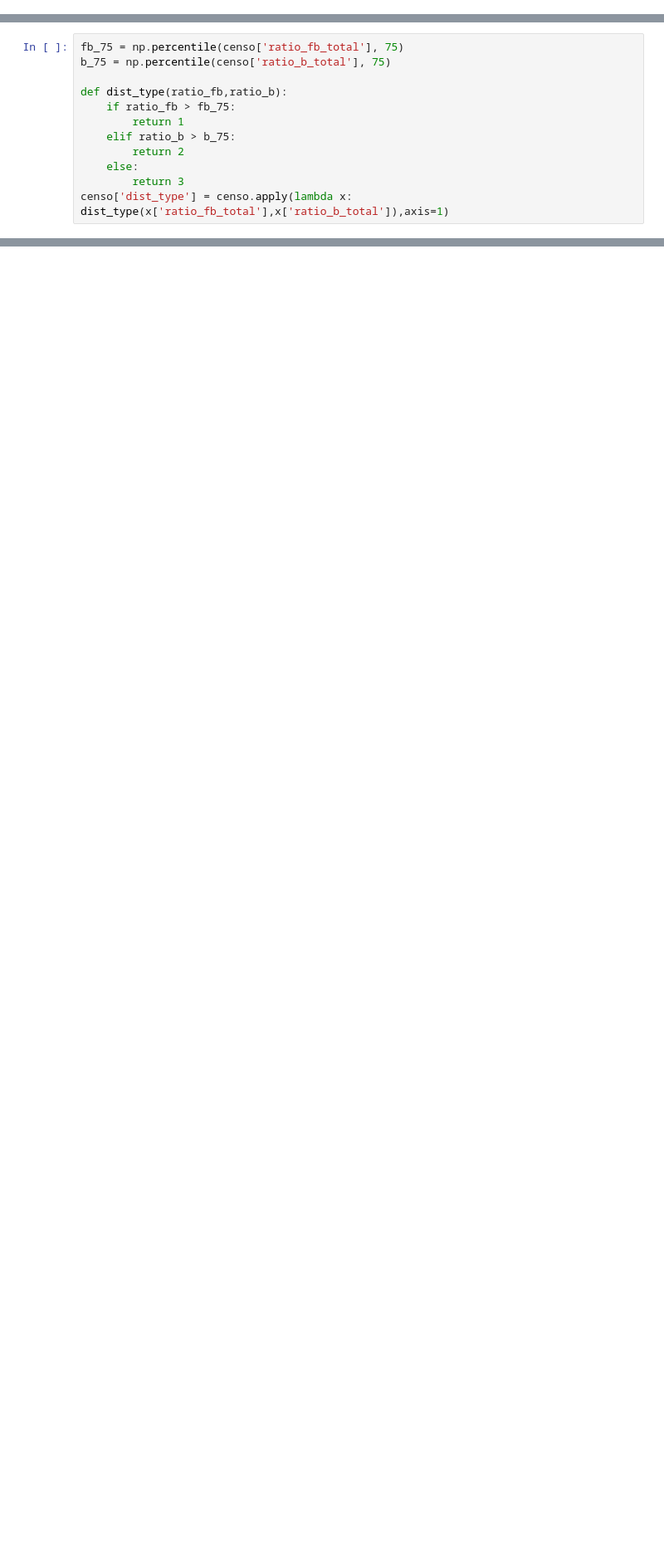
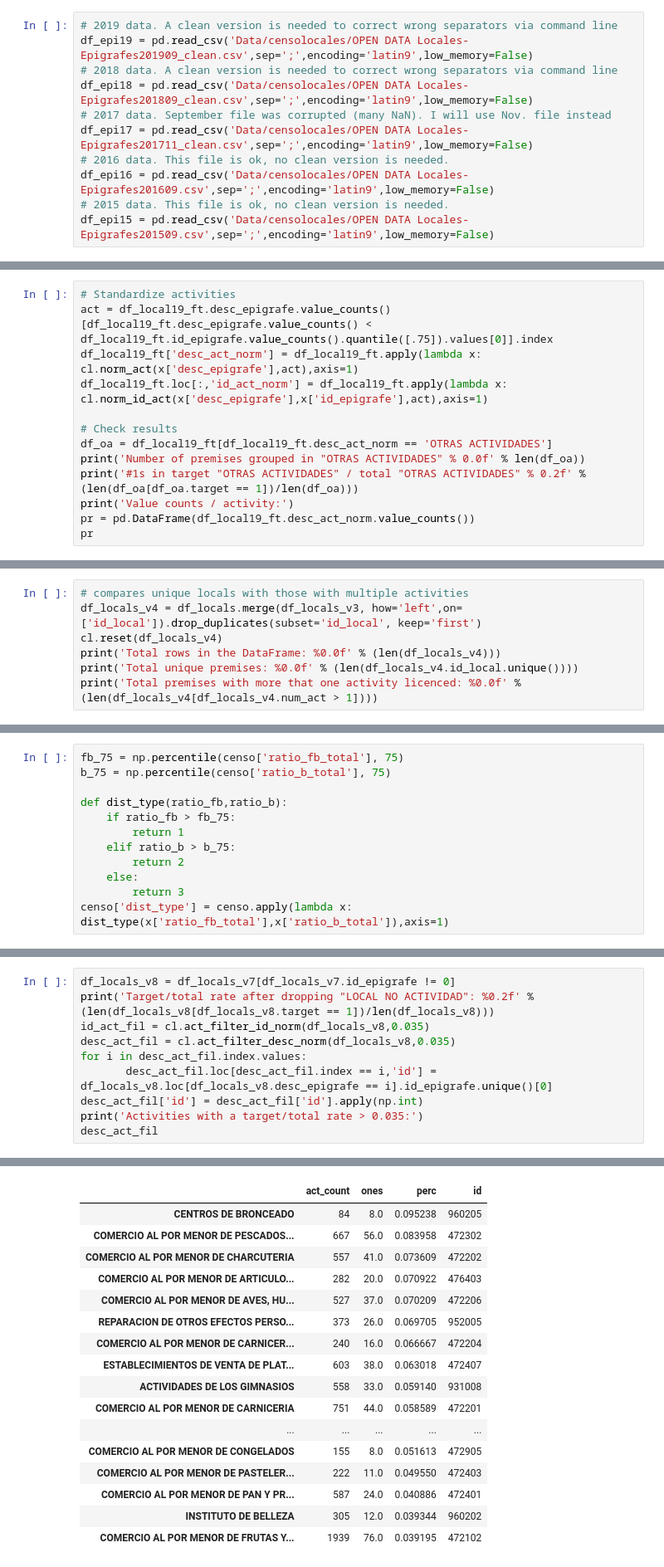
Before and after one commit to bdiazcor/TFM-Test-your-business-viability, a Jupyter notebook: TBV_v1/TBV1_data_cleaning.ipynb, the cells around one changed output, grey strips where cells are left out. Shown at 83% size. Cells and saved outputs as stored; diff of their text form; blank space fills up the shorter version.

Commit message:
Updated jupyter notebook with data cleaning steps

```diff
--- a/TBV_v1/TBV1_data_cleaning.ipynb
+++ b/TBV_v1/TBV1_data_cleaning.ipynb
@@ -140,0 +67,11 @@ I have created a modules script (clean_functions.py) with the main functions use
+# %%
+# 2019 data. A clean version is needed to correct wrong separators via command line
+df_epi19 = pd.read_csv('Data/censolocales/OPEN DATA Locales-Epigrafes201909_clean.csv',sep=';',encoding='latin9',low_memory=False)
+# 2018 data. A clean version is needed to correct wrong separators via command line
+df_epi18 = pd.read_csv('Data/censolocales/OPEN DATA Locales-Epigrafes201809_clean.csv',sep=';',encoding='latin9',low_memory=False)
+# 2017 data. September file was corrupted (many NaN). I will use Nov. file instead
+df_epi17 = pd.read_csv('Data/censolocales/OPEN DATA Locales-Epigrafes201711_clean.csv',sep=';',encoding='latin9',low_memory=False)
+# 2016 data. This file is ok, no clean version is needed.
+df_epi16 = pd.read_csv('Data/censolocales/OPEN DATA Locales-Epigrafes201609.csv',sep=';',encoding='latin9',low_memory=False)
+# 2015 data. This file is ok, no clean version is needed.
+df_epi15 = pd.read_csv('Data/censolocales/OPEN DATA Locales-Epigrafes201509.csv',sep=';',encoding='latin9',low_memory=False)
@@ -613,0 +584,13 @@ First I have to unify colective groups coordinate with single commerce coordinat
+# %%
+# Standardize activities
+act = df_local19_ft.desc_epigrafe.value_counts()[df_local19_ft.desc_epigrafe.value_counts() < df_local19_ft.id_epigrafe.value_counts().quantile([.75]).values[0]].index
+df_local19_ft['desc_act_norm'] = df_local19_ft.apply(lambda x: cl.norm_act(x['desc_epigrafe'],act),axis=1)
+df_local19_ft.loc[:,'id_act_norm'] = df_local19_ft.apply(lambda x: cl.norm_id_act(x['desc_epigrafe'],x['id_epigrafe'],act),axis=1)
+
+# Check results
+df_oa = df_local19_ft[df_local19_ft.desc_act_norm == 'OTRAS ACTIVIDADES']
+print('Number of premises grouped in "OTRAS ACTIVIDADES" % 0.0f' % len(df_oa))
+print('#1s in target "OTRAS ACTIVIDADES" / total "OTRAS ACTIVIDADES" % 0.2f' % (len(df_oa[df_oa.target == 1])/len(df_oa)))
+print('Value counts / activity:')
+pr = pd.DataFrame(df_local19_ft.desc_act_norm.value_counts())
+pr
@@ -613,0 +681,7 @@ First I have to unify colective groups coordinate with single commerce coordinat
+# %%
+# compares unique locals with those with multiple activities
+df_locals_v4 = df_locals.merge(df_locals_v3, how='left',on=['id_local']).drop_duplicates(subset='id_local', keep='first')
+cl.reset(df_locals_v4)
+print('Total rows in the DataFrame: %0.0f' % (len(df_locals_v4)))
+print('Total unique premises: %0.0f' % (len(df_locals_v4.id_local.unique())))
+print('Total premises with more that one activity licenced: %0.0f' % (len(df_locals_v4[df_locals_v4.num_act > 1])))
@@ -837,0 +934,11 @@ I save this DataFrame to a CSV: I am going to test locals with no activity and w
+# %%
+df_locals_v8 = df_locals_v7[df_locals_v7.id_epigrafe != 0]
+print('Target/total rate after dropping "LOCAL NO ACTIVIDAD": %0.2f' % (len(df_locals_v8[df_locals_v8.target == 1])/len(df_locals_v8)))
+id_act_fil = cl.act_filter_id_norm(df_locals_v8,0.035)
+desc_act_fil = cl.act_filter_desc_norm(df_locals_v8,0.035)
+for i in desc_act_fil.index.values:
+       desc_act_fil.loc[desc_act_fil.index == i,'id'] = df_locals_v8.loc[df_locals_v8.desc_epigrafe == i].id_epigrafe.unique()[0]
+desc_act_fil['id'] = desc_act_fil['id'].apply(np.int)
+print('Activities with a target/total rate > 0.035:')
+desc_act_fil
+# %% [output]
@@ -837,0 +947,17 @@ I save this DataFrame to a CSV: I am going to test locals with no activity and w
+|  | act_count | ones | perc | id |
+| CENTROS DE BRONCEADO | 84 | 8.0 | 0.095238 | 960205 |
+| COMERCIO AL POR MENOR DE PESCADOS... | 667 | 56.0 | 0.083958 | 472302 |
+| COMERCIO AL POR MENOR DE CHARCUTERIA | 557 | 41.0 | 0.073609 | 472202 |
+| COMERCIO AL POR MENOR DE ARTICULO... | 282 | 20.0 | 0.070922 | 476403 |
+| COMERCIO AL POR MENOR DE AVES, HU... | 527 | 37.0 | 0.070209 | 472206 |
+| REPARACION DE OTROS EFECTOS PERSO... | 373 | 26.0 | 0.069705 | 952005 |
+| COMERCIO AL POR MENOR DE CARNICER... | 240 | 16.0 | 0.066667 | 472204 |
+| ESTABLECIMIENTOS DE VENTA DE PLAT... | 603 | 38.0 | 0.063018 | 472407 |
+| ACTIVIDADES DE LOS GIMNASIOS | 558 | 33.0 | 0.059140 | 931008 |
+| COMERCIO AL POR MENOR DE CARNICERIA | 751 | 44.0 | 0.058589 | 472201 |
+| ... | ... | ... | ... | ... |
+| COMERCIO AL POR MENOR DE CONGELADOS | 155 | 8.0 | 0.051613 | 472905 |
+| COMERCIO AL POR MENOR DE PASTELER... | 222 | 11.0 | 0.049550 | 472403 |
+| COMERCIO AL POR MENOR DE PAN Y PR... | 587 | 24.0 | 0.040886 | 472401 |
+| INSTITUTO DE BELLEZA | 305 | 12.0 | 0.039344 | 960202 |
+| COMERCIO AL POR MENOR DE FRUTAS Y... | 1939 | 76.0 | 0.039195 | 472102 |
```
Also changed, not shown: parts of 193 cells of this notebook.
